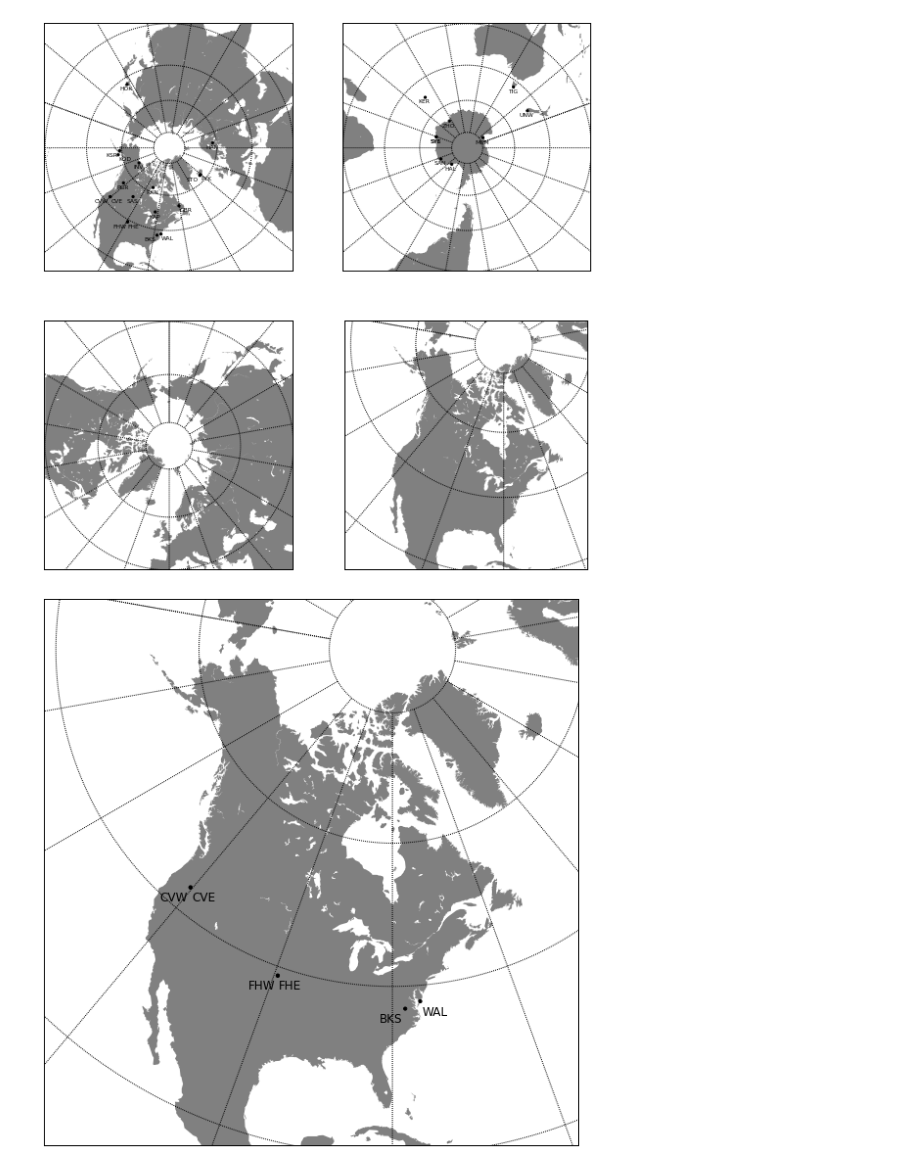
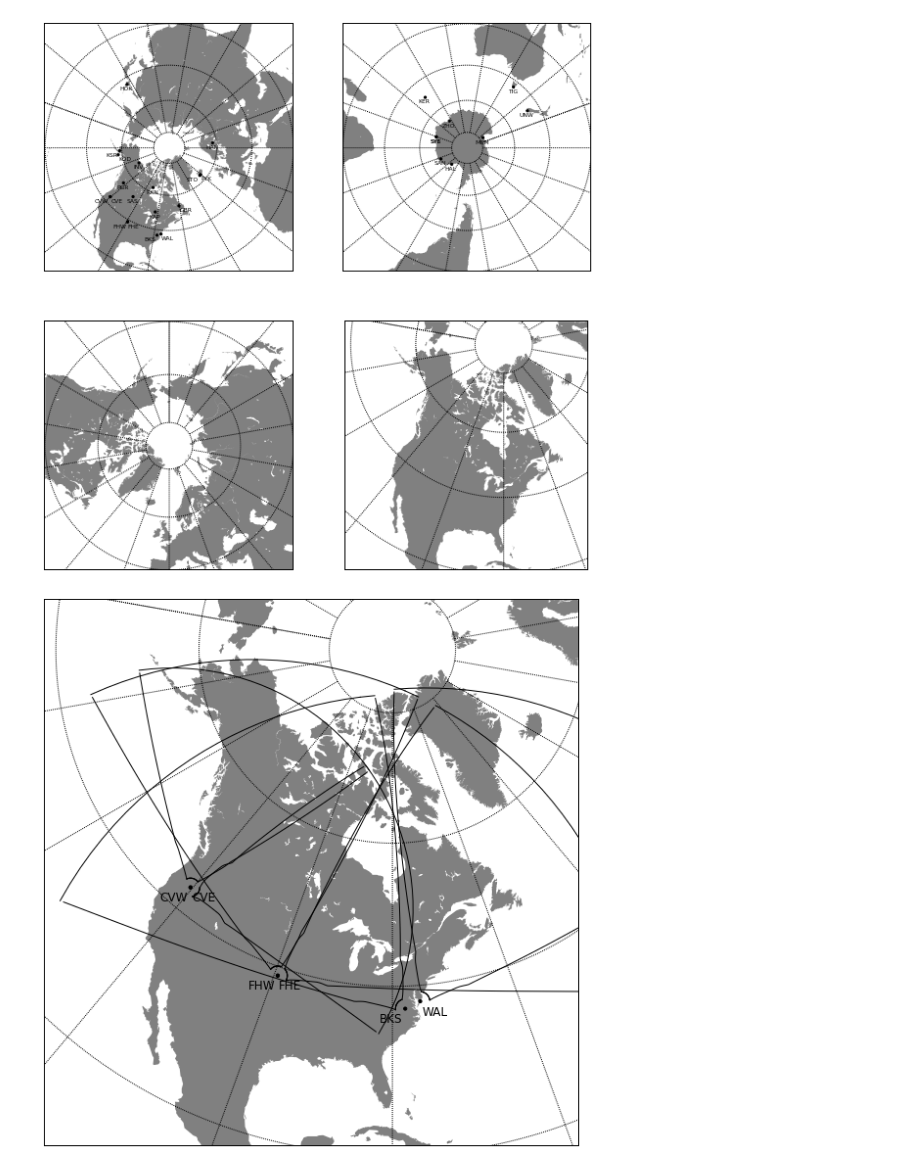
Before and after one commit to vtsuperdarn/davitpy, a Jupyter notebook: docs/notebook/map.ipynb, the cells around one changed output. Saved outputs shown, nothing was run; the diff lists cells and outputs as text; code cells hidden in the pictures.

Commit message:
Field of view overlay works (still a bit rough though)

```diff
--- a/docs/notebook/map.ipynb
+++ b/docs/notebook/map.ipynb
@@ -30,12 +30,14 @@ m2 = pplot.map(hemi='north', limits=[10.,lon_0-35.,60.,lon_0+105.], lon_0=lon_0)
 # %%
 # Set map
 figure(figsize=(10,10))
 lon_0 = -80.
 m = pplot.map(hemi='north', limits=[10.,lon_0-35.,60.,lon_0+105.], lon_0=lon_0)
 codes = ['wal','bks','fhe','fhw','cve','cvw']
 # Plotting some radars
 pplot.overlayRadar(m, fontSize=12, codes=codes)
+# Plot radar fov
+pplot.overlayFov(m, codes=codes)
 # %% [output]
-[figure, old version]
+[figure, new version]
 # %%
 radNet = network()
```
Also changed, not shown: parts of 2 cells of this notebook, 2 other files.
